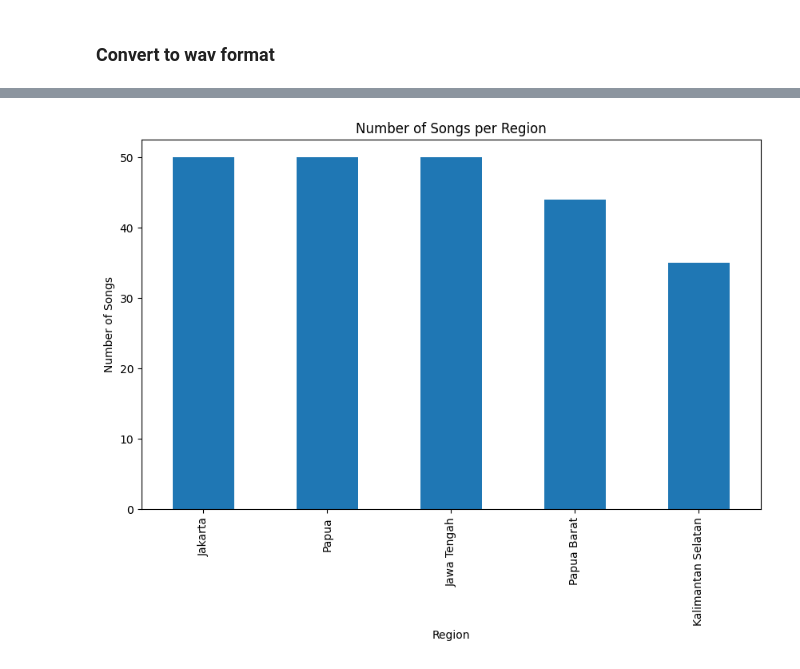
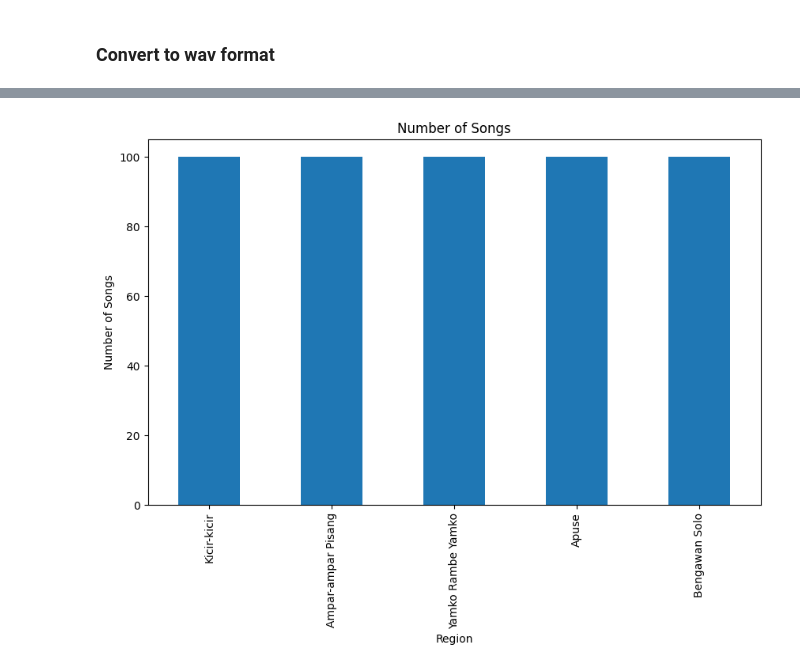
Before and after one commit to Mengkodingkan/suaranusa-model, a Jupyter notebook: scraping.ipynb, the cells around one changed output, grey strips where cells are left out. Saved outputs shown, nothing was run; the diff lists cells and outputs as text; code cells hidden in the pictures.

```diff
--- a/scraping.ipynb
+++ b/scraping.ipynb
@@ -37,12 +36,12 @@ SONGS_WAV_PATH: The path to the songs in wav format
 # %%
 
 YOUTUBE_BASE_URL = 'https://www.youtube.com/watch?v='
-YOUTUBE_SEARCH_MAX_RESULTS = 70
+YOUTUBE_SEARCH_MAX_RESULTS = 150
 YOUTUBE_CLIENT_TYPE='IOS'
 YOUTUBE_MAX_VIDEO_LENGTH = 450
 YOUTUBE_MIN_VIDEO_LENGTH = 30
 
-SONG_SIZE_PER_TITLE=50
+SONG_SIZE_PER_TITLE=100
 SEGMENT_LENGTH = 30
 
 # LAGU_DAERAH_PATH = 'data/lagu_daerah.csv'
@@ -100,7 +99,7 @@ def normalized_yt_title(title):
 
 def dl_video(url):
     try:
-        yt = YouTube(url)
+        yt = YouTube(url, YOUTUBE_CLIENT_TYPE)
         logging.info(f'Downloading {yt.title}...')
 
         normalized_title = normalized_yt_title(yt.title)
@@ -150,9 +149,9 @@ for index, row in data.iterrows():
             break
 
         # jika judul yt tidak ada match sama sekali dengan kata kata yang dicari, skip
-        # if not any(word.lower() in song['title'].lower() for word in keyword.lower().split()):
-        #     logging.info(f"Skipping '{song['title']}' as it doesn't match the search keyword")
-        #     continue
+        if not any(word.lower() in song['title'].lower() for word in row['keyword'].lower().split()):
+            logging.info(f"Skipping '{song['title']}' as it doesn't match the search keyword")
+            continue
 
         try:
             duration = parse_duration(song['duration'])
@@ -274,16 +273,17 @@ df.to_csv('data/songs_wav.csv', index=False)
 # %%
 import matplotlib.pyplot as plt
 
 # Count the number of songs per region
-region_counts = df['region'].value_counts()
+region_counts = df['nama_lagu'].value_counts()
 
 # Plot the data
 plt.figure(figsize=(10, 6))
+# show number in bar
 region_counts.plot(kind='bar')
-plt.title('Number of Songs per Region')
+plt.title('Number of Songs')
 plt.xlabel('Region')
 plt.ylabel('Number of Songs')
 plt.xticks(rotation=90)
 plt.show()
 # %% [output]
-[figure, old version]
+[figure, new version]
```
Also changed, not shown: parts of 6 cells of this notebook, 6 other files.
